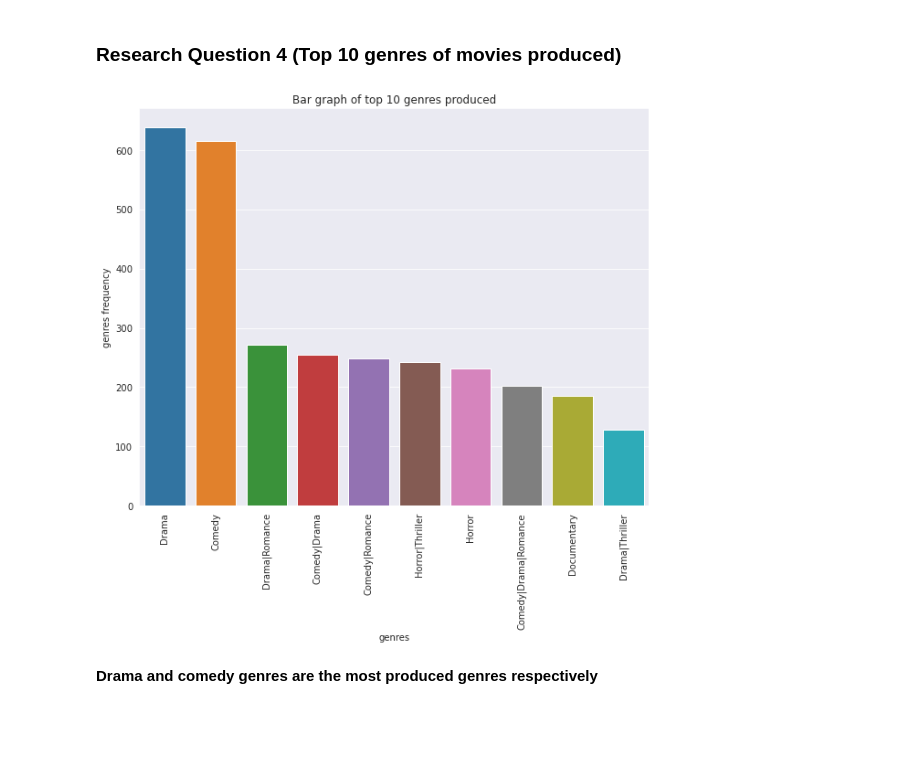
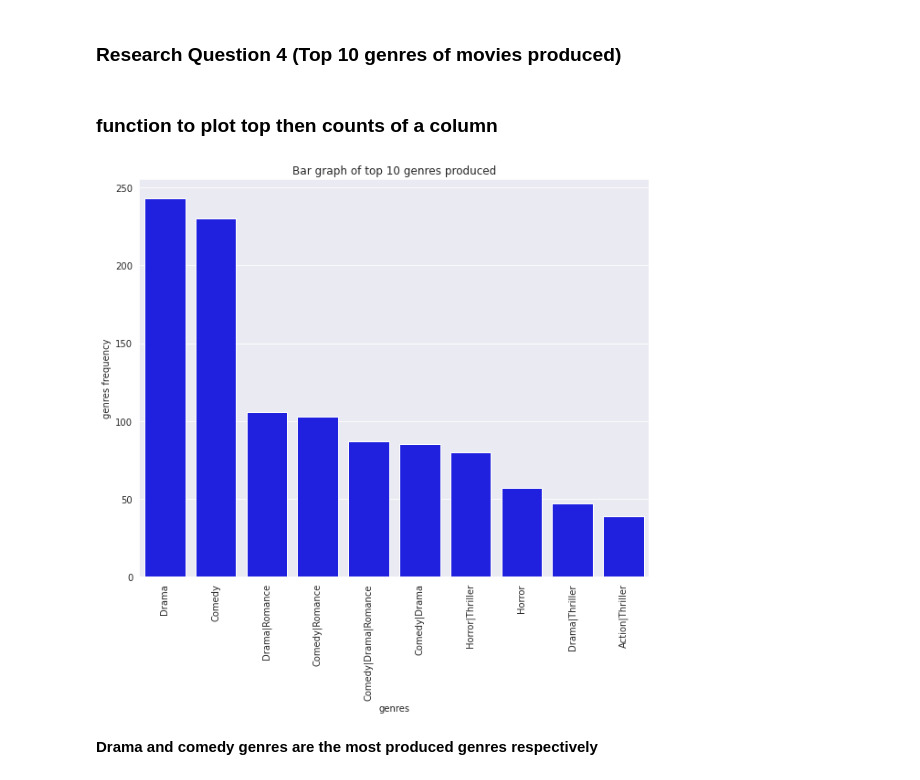
Before and after one commit to spkibe/Investigate_a_Dataset, a Jupyter notebook: Investigate_a_Dataset.ipynb, the cells around one changed output. Drawn from its saved outputs; the diff is of its cells as text; code cells hidden in the pictures; blank space fills up the shorter version.

```diff
--- a/Investigate_a_Dataset.ipynb
+++ b/Investigate_a_Dataset.ipynb
@@ -123,6 +130,6 @@ df.drop_duplicates(inplace=True)
 # %%
 ## dropping columns,
-df.drop(['homepage', 'tagline', 'keywords'], axis=1, inplace=True)
+df.drop(['budget', 'revenue', 'homepage', 'tagline', 'keywords'], axis=1, inplace=True)
 # %%
 ## Also droping missing values on rows, for columns with missing values
 df.dropna(inplace=True)
@@ -140,0 +158,3 @@ df.describe()
+# %%
+# revenue and budget should be grater than 0
+df = df.query('budget_adj > 0 & revenue_adj > 0 & runtime > 0').copy()
@@ -236,18 +275,24 @@ plt.show()
 **Star wars, Avatar and titanic were the most profitable movies respectively**
 # %% [markdown]
 ### Research Question 4 (Top 10 genres of movies produced)
+# %% [markdown]
+### function to plot top then counts of a column
+# %%
+def barplot_counts_top_10(column, data=df):
+    values_count = data[column].value_counts()
+    values_count = values_count[:10, ]
+    plt.figure(figsize=(10,8))
+    sns.barplot(values_count.index, values_count.values, color='blue')
 # %%
-genres_count  = df['genres'].value_counts()
-genres_count = genres_count[:10,]
-plt.figure(figsize=(10,8))
-sns.barplot(genres_count.index, genres_count.values)
+# plotting Value counts of genres in the dataframe
+barplot_counts_top_10('genres')
 plt.title('Bar graph of top 10 genres produced')
 plt.ylabel('genres frequency')
 plt.xlabel('genres')
 plt.xticks(rotation = 90)
 plt.show()
 # %% [output]
-[figure, old version]
+[figure, new version]
 # %% [markdown]
 **Drama and comedy genres are the most produced genres respectively**
 # %% [markdown]
```
Also changed, not shown: parts of 61 cells of this notebook, 1 other file.
